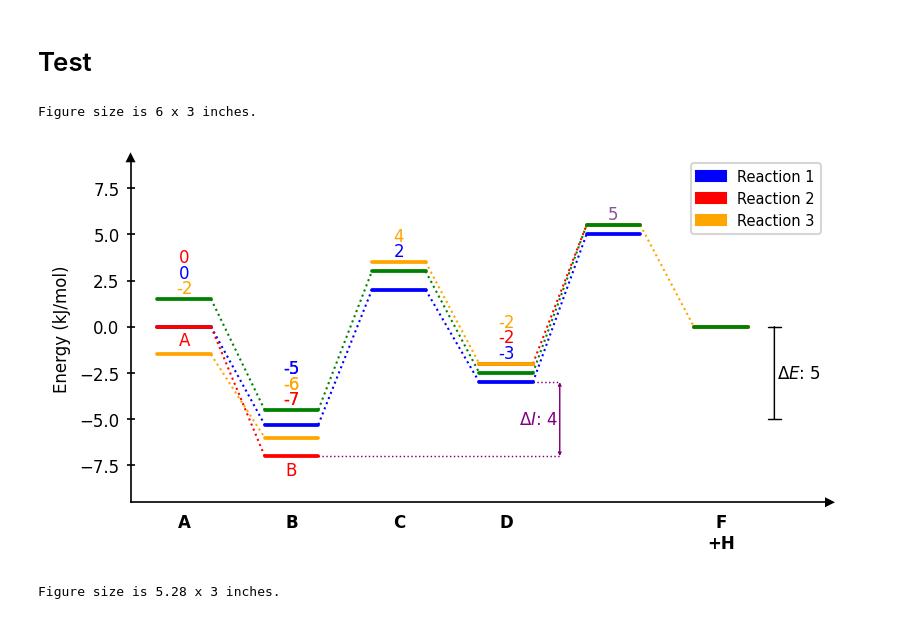
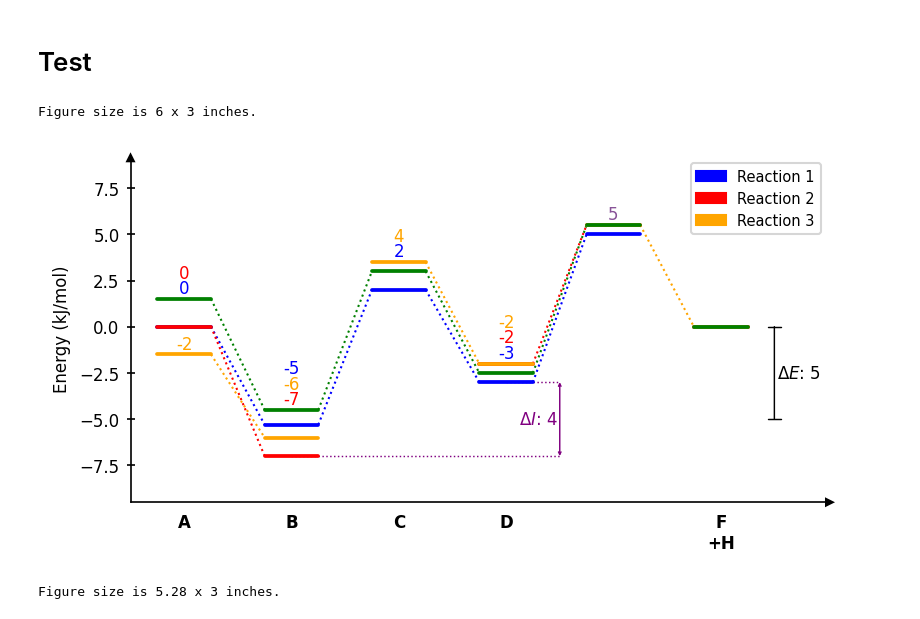
Before and after one commit to Tonner-Zech-Group/chem-diagrams, a Jupyter notebook: examples/test_use.ipynb, the cells around one changed output. Saved outputs shown, nothing was run; the diff lists cells and outputs as text; code cells hidden in the pictures.

```diff
--- a/examples/test_use.ipynb
+++ b/examples/test_use.ipynb
@@ -29,8 +29,6 @@ dia1.draw_path(
     show_numbers=True
 )
 
-dia1.add_path_labels("Reaction 2", ["A", "B", None, None, None])
-
 dia1.draw_path(
     x_data=[0,1,2,3,4,5],
     y_data=[-1.5,-6,3.5,-2,5.5,0],
@@ -43,7 +41,7 @@ dia1.draw_path(
 ###green
 dia1.draw_path(
     x_data=[0,1,2,3,4,5],
-    y_data=[1.5,-4.5,3,-2.5,5.5,0],
+    y_data=[1.5,-4.5,3.0,-2.5,5.5,0],
     color='green',
     linetypes=[1,1,1,1,0],
     show_numbers=False
@@ -59,50 +57,36 @@ dia1.draw_difference_bar(
     left_side=False, # can be put on left or right side
 )
 
 dia1.draw_difference_bar(
     3.5, # x position
     [-7, -3], # y positions
     r"$\Delta I$: ",
     left_side=True, # can be put on left or right side
     color="purple",
     arrowstyle="<->",
     x_whiskers=(1, 3),
 )
 
-
-
-
-
-
-
 dia1.add_numbers_auto(
-    x_min_max=(0,3),
+    x_min_max=(0,3)
 )
-
-dia1.add_numbers_stacked(
-    x_min_max=(1),
-)
-
 
 dia1.add_numbers_average(
     x_min_max=4,
     color="#885398"
 )
 
-
-#dia1.lines["Reaction 2"].labels["0.0"].set_y(2.5) # change to dashed line after drawing
-
-
 dia1.legend(
     fontsize=7,
 )
 
+
 dia1.set_diagram_style("halfboxed")
 dia1.ax.set_ylabel("Energy (kJ/mol)", fontsize=8)
 dia1.show()
 # %% [output]
 Figure size is 6 x 3 inches.
-[figure, old version]
+[figure, new version]
 # %%
 
 dia1 = EnergyDiagram(
```
Also changed, not shown: parts of 20 cells of this notebook, 30 other files.
